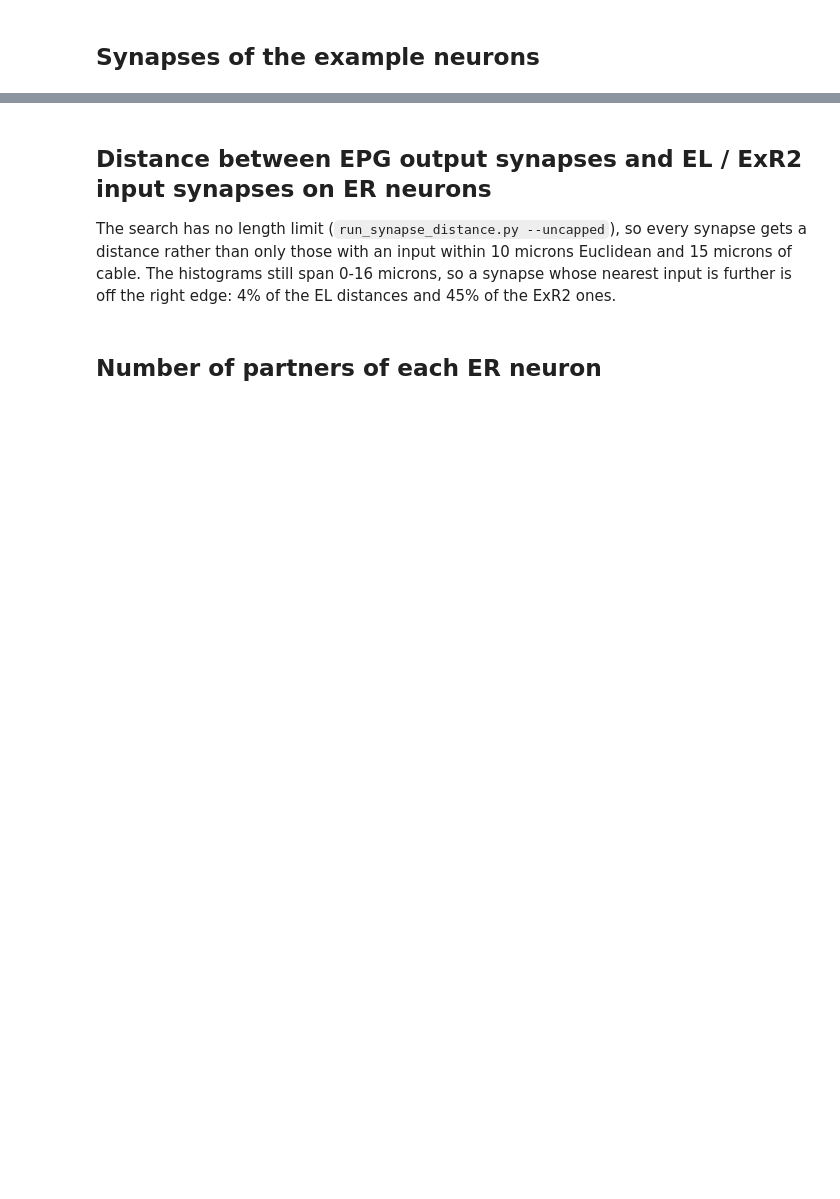
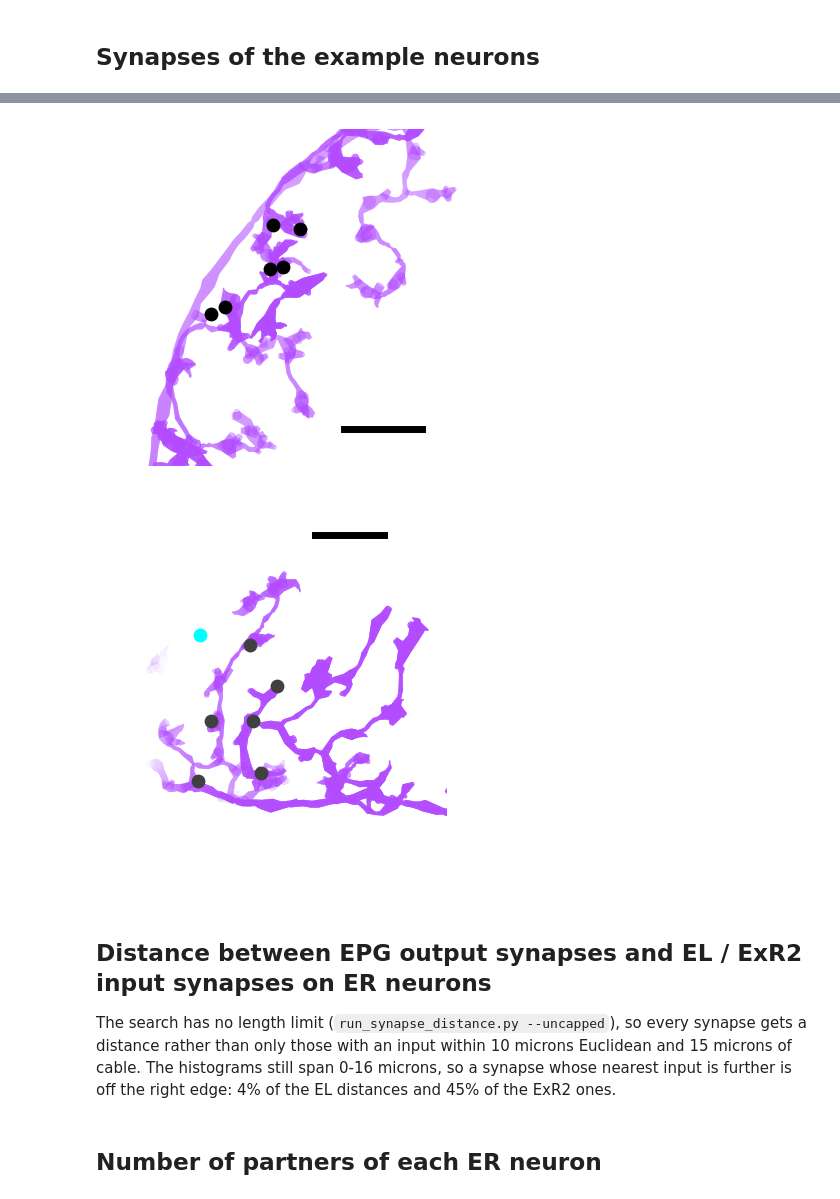
Before and after one commit to yfisher-lab/plitt_turnerevans_oa_instructs_hd_plasticity, a Jupyter notebook: figures/connectomics/synapse_distance.ipynb, the cells around one changed output, grey strips where cells are left out. Saved outputs shown, nothing was run; the diff lists cells and outputs as text; code cells hidden in the pictures; blank space fills up the shorter version.

```diff
--- a/figures/connectomics/synapse_distance.ipynb
+++ b/figures/connectomics/synapse_distance.ipynb
@@ -35,6 +35,7 @@ neurons = {name: neu.queries.fetch_neurons(neu.NeuronCriteria(type=t))[0] for na
 example_er4d = neurons['er4d']['bodyId'].iloc[3]
 example_el = connectivity.strongest_partner(example_er4d, neurons['el']['bodyId'])     # EL with most synapses onto it
 example_epg = connectivity.strongest_partner(example_el, neurons['epg']['bodyId'])     # and the EPG onto that EL
+exr2s, _ = neu.queries.fetch_neurons(neu.NeuronCriteria(type='ExR2'))
 
 skeletons = {'er4d': ebcoords.fetch_skeleton(example_er4d),
              'el': ebcoords.fetch_skeleton(example_el),
@@ -70,6 +81,8 @@ er4d_epg_synapses = cn.add_eb_coords(
     neu_orig.fetch_synapse_connections(example_er4d, example_epg, criteria), ebcoords, type='pre')
 el_er4d_synapses = cn.add_eb_coords(
     neu_orig.fetch_synapse_connections(example_el, example_er4d, criteria), ebcoords, type='post')
+exr2_er4d_synapses = cn.add_eb_coords(
+    neu_orig.fetch_synapse_connections(example_er4d, exr2s, criteria), ebcoords, type='post')
 # %%
 views = {  # plane: (shading axis, shading range, second synapse color, limits, scale bar y)
     'xy': dict(shade_by='z', smin=-2000, smax=700, ylim=[-300, 2400], bar_y=0, el_color='green', epg_color='black'),
@@ -93,3 +105,22 @@ for view in (('x', 'y'), ('x', 'z')):          # ER2 and PEN_b example
+# %%
+views = {  # plane: (shading axis, shading range, second synapse color, limits, scale bar y)
+    'xy': dict(shade_by='z', smin=-2000, smax=700, ylim=[-300, 2400], bar_y=0, el_color='green', epg_color='black'),
+    'xz': dict(shade_by='y', smin=5, smax=1800, ylim=[-2000, 1500], bar_y=1200, el_color=plt.cm.brg(.99),
+               epg_color=plt.cm.Greys(.8)),
+}
+for plane, v in views.items():
+    axes = tuple(plane)
+    fig, ax = plotting.plot_neurons_2d([skeletons['er4d']], colors=plt.cm.cool(.7), view=axes, linewidth=1.,
+                                       shade_by=v['shade_by'], smin=v['smin'], smax=v['smax'])
+    for syn, color, z in ((er4d_epg_synapses, v['epg_color'], 101), (exr2_er4d_synapses, 'cyan', 100)):
+        ax.scatter(syn[f'{axes[0]}_eb'], syn[f'{axes[1]}_eb'], s=80, color=color, zorder=z)
+    ax.set_xlim([-5100, -2000])
+    ax.set_ylim(v['ylim'])
+    ax.plot([-3200, -3200 + 1000 / 8 * 5], [v['bar_y']] * 2, linewidth=5, color='black')       # 5 micron line
+    # fig.savefig(figfolder / f'er4d_epg_el_examples_synapses_{plane}.png', dpi=500, transparent=True)
+# %% [output]
+[figure, added]
+[figure, added]
 # %% [markdown]
 ## Distance between EPG output synapses and EL / ExR2 input synapses on ER neurons
 
```
Also changed, not shown: parts of 5 cells of this notebook, 26 other files.
